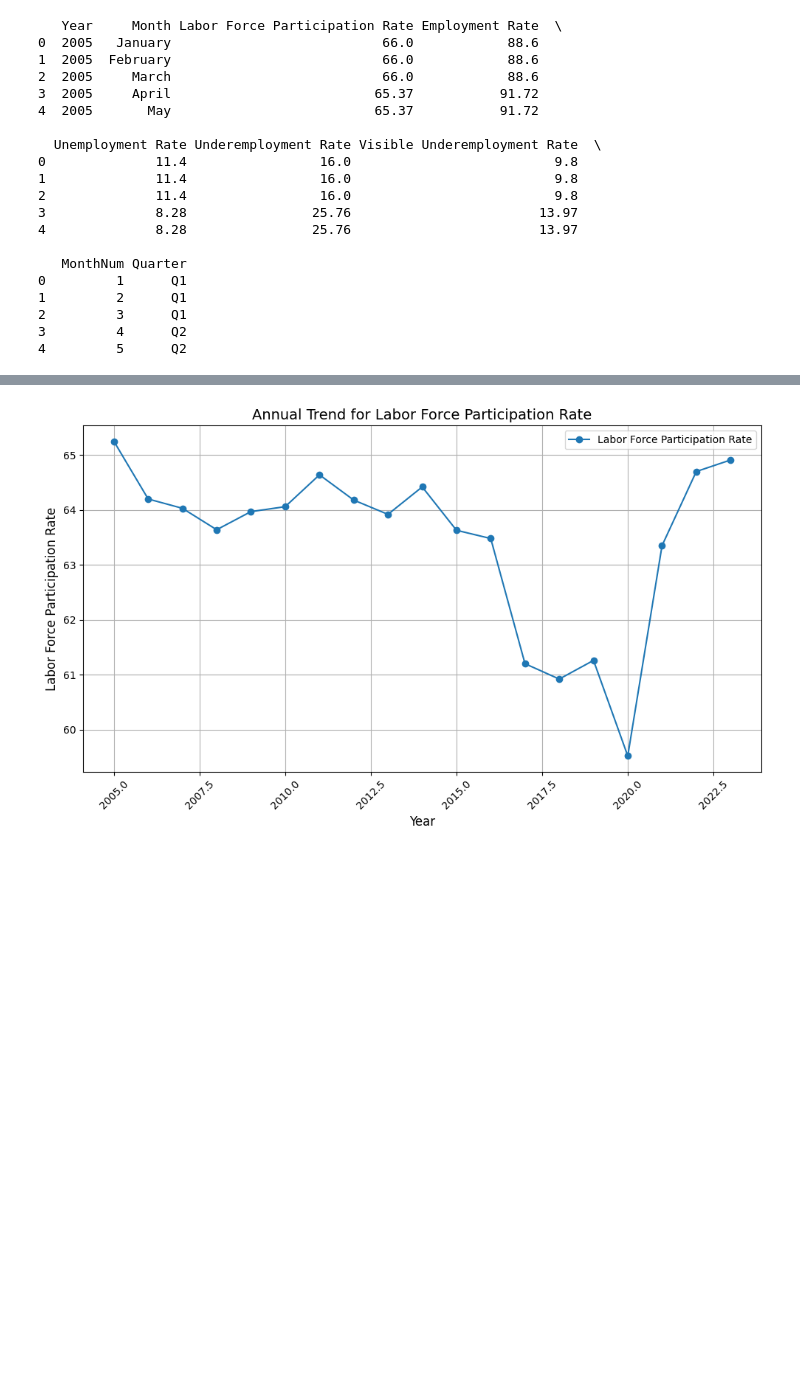
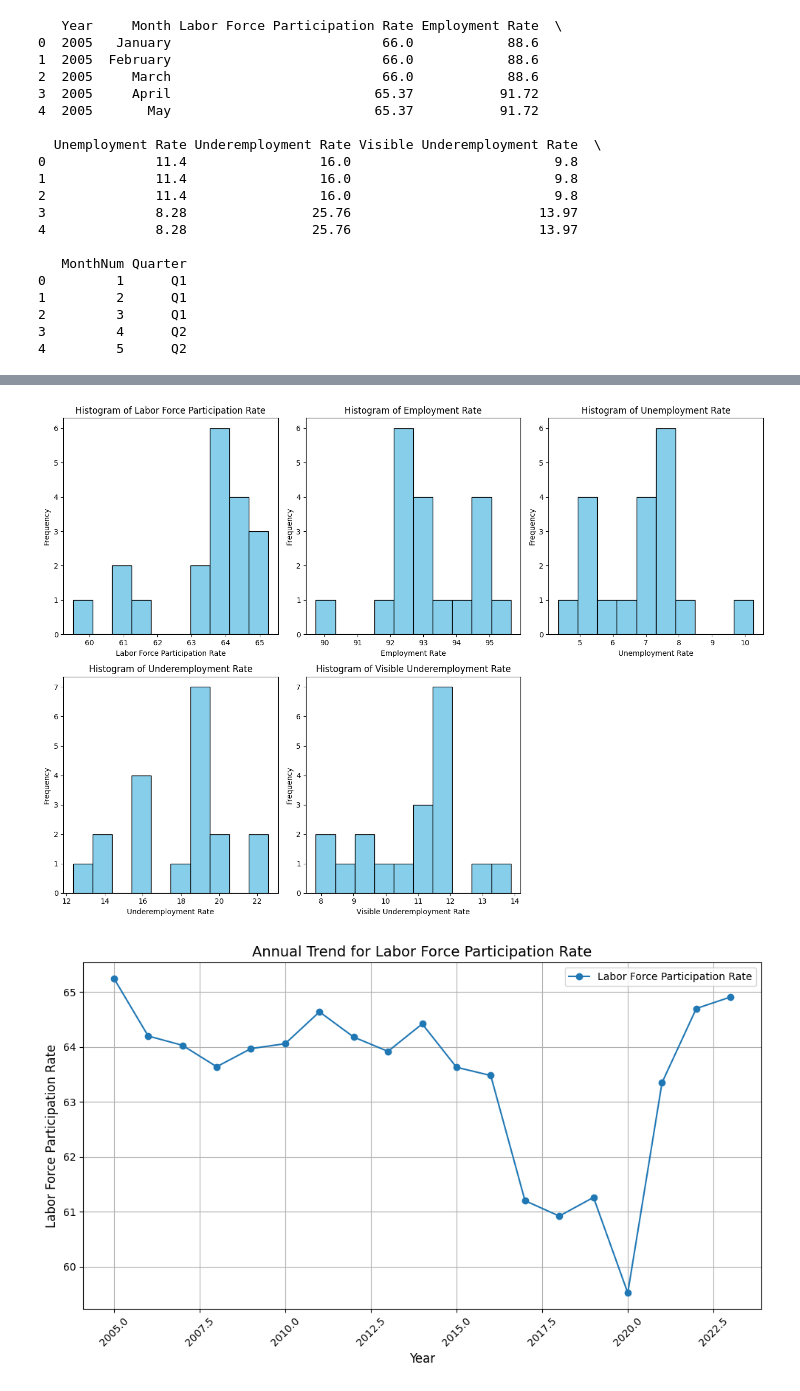
Before and after one commit to FBChavez/FinalActivity, a Jupyter notebook: data_analysis.ipynb, the cells around one changed output, grey strips where cells are left out. Saved outputs shown, nothing was run; the diff lists cells and outputs as text; code cells hidden in the pictures; blank space fills up the shorter version.

```diff
--- a/data_analysis.ipynb
+++ b/data_analysis.ipynb
@@ -214,3 +316,30 @@ max         0.0
+# %%
+columns_of_interest = [
+    'Labor Force Participation Rate',
+    'Employment Rate',
+    'Unemployment Rate',
+    'Underemployment Rate',
+    'Visible Underemployment Rate'
+]
+
+# Set up the figure with multiple subplots
+plt.figure(figsize=(14, 10))
+
+# Iterate over each column and create a histogram
+for i, column in enumerate(columns_of_interest, 1):
+    plt.subplot(2, 3, i)  # Create 2x3 grid for histograms
+    plt.hist(annual_data[column], bins=10, color='skyblue', edgecolor='black')  # Adjust bins as needed
+    plt.title(f'Histogram of {column}')
+    plt.xlabel(column)
+    plt.ylabel('Frequency')
+
+# Adjust layout to prevent overlap
+plt.tight_layout()
+
+# Show the plots
+plt.show()
+# %% [output]
+[figure, added]
 # %%
 # Trend for each rate for both quarterly and annually
 numeric_columns = [
```
Also changed, not shown: parts of 11 cells of this notebook, 1 other file.
